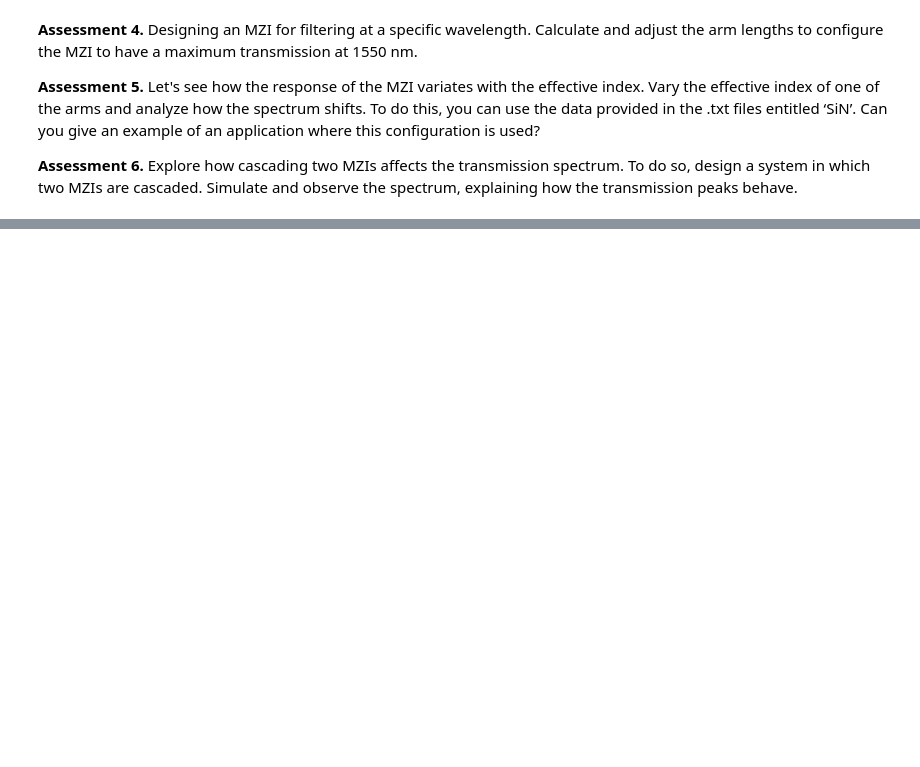
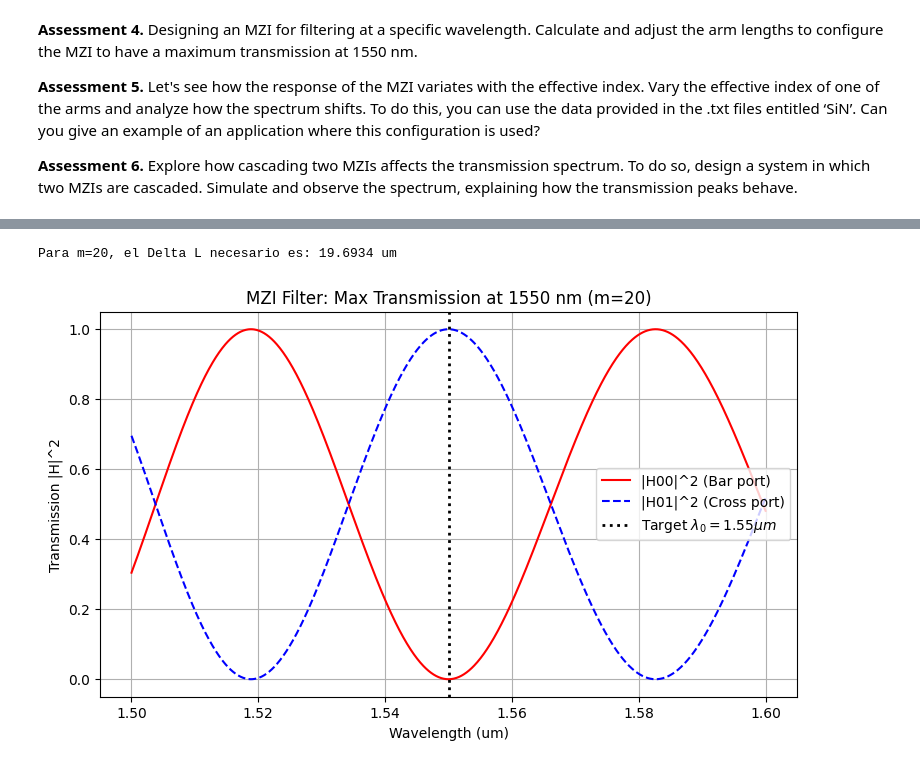
Before and after one commit to MariaJulve/pic-upv-lab3, a Jupyter notebook: 30_INTERFEROMETERS_v2025_STUDENTS_UPDATE2.ipynb, the cells around one changed output, grey strips where cells are left out. Cells and saved outputs as stored; diff of their text form; code cells hidden in the pictures; blank space fills up the shorter version.

```diff
--- a/30_INTERFEROMETERS_v2025_STUDENTS_UPDATE2.ipynb
+++ b/30_INTERFEROMETERS_v2025_STUDENTS_UPDATE2.ipynb
@@ -410,0 +487,66 @@ plt.show()
+# %%
+# ASSESSMENT 4 - CORRECTED
+
+import numpy as np
+import matplotlib.pyplot as plt
+from scipy.interpolate import interp1d
+
+# 1. Usamos SiN_clad para AMBOS brazos (filtro estándar por retardo)
+SiN_clad = np.loadtxt('SiN-h300nm-w1000nm-Cladding.txt', skiprows=1, delimiter='\t')
+
+wvl0 = SiN_clad[:, 0]
+neff_clad = SiN_clad[:, 3]
+
+# Interpolamos para tener una curva suave
+interp_neff = interp1d(wvl0, neff_clad, kind='cubic')
+wvl = np.linspace(wvl0.min(), wvl0.max(), 1000)
+neff_array = interp_neff(wvl)
+
+# 2. Definimos el objetivo
+lambda0 = 1.55  # um (target wavelength)
+neff_central = np.interp(lambda0, wvl, neff_array)
+
+# 3. Diseño del filtro: Calculamos Delta L
+# Para interferencia constructiva en H00 (Bar port): Delta_phi = m * 2*pi
+# Delta_L = m * lambda0 / neff_central
+m = 20  # Elegimos un orden de interferencia m > 0 para que haya picos y valles
+delta_L = m * lambda0 / neff_central
+
+print(f"Para m={m}, el Delta L necesario es: {delta_L:.4f} um")
+
+# Asignamos las longitudes
+Ld = 50.0
+Lu = Ld + delta_L  # El brazo superior es más largo
+
+# 4. Simulación SAX
+K_a = np.full(wvl.shape, 0.5)
+K_b = np.full(wvl.shape, 0.5)
+
+mzi_filter = mzi(
+    wl=wvl,
+    coup_a={"coupling": K_a},
+    wvg_d={"neff": neff_array, "length": Ld}, # Usamos el mismo neff_array
+    wvg_u={"neff": neff_array, "length": Lu}, # Usamos el mismo neff_array
+    coup_b={"coupling": K_b},
+)
+
+H00 = mzi_filter["in0", "out0"]
+H01 = mzi_filter["in0", "out1"]
+
+# 5. Visualización
+plt.figure(figsize=(9, 5))
+plt.plot(wvl, np.abs(H00)**2, color='red', label="|H00|^2 (Bar port)")
+plt.plot(wvl, np.abs(H01)**2, color='blue', linestyle='--', label="|H01|^2 (Cross port)")
+
+# Línea vertical para comprobar que el pico cae exactamente en 1550 nm
+plt.axvline(lambda0, color='black', linestyle=':', linewidth=2, label='Target $\lambda_0 = 1.55 \mu m$')
+
+plt.xlabel('Wavelength (um)')
+plt.ylabel('Transmission |H|^2')
+plt.title(f'MZI Filter: Max Transmission at {lambda0*1000:.0f} nm (m={m})')
+plt.legend()
+plt.grid(True)
+plt.show()
+# %% [output]
+Para m=20, el Delta L necesario es: 19.6934 um
+[figure, added]
```
Also changed, not shown: parts of 9 cells of this notebook, 2 other files.
